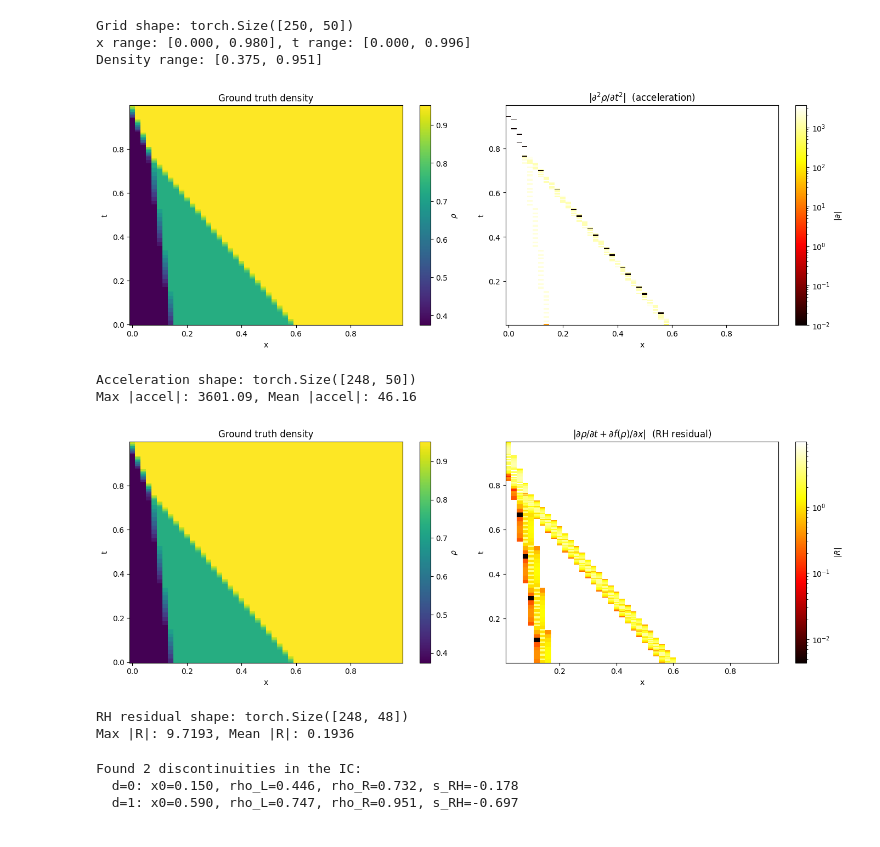
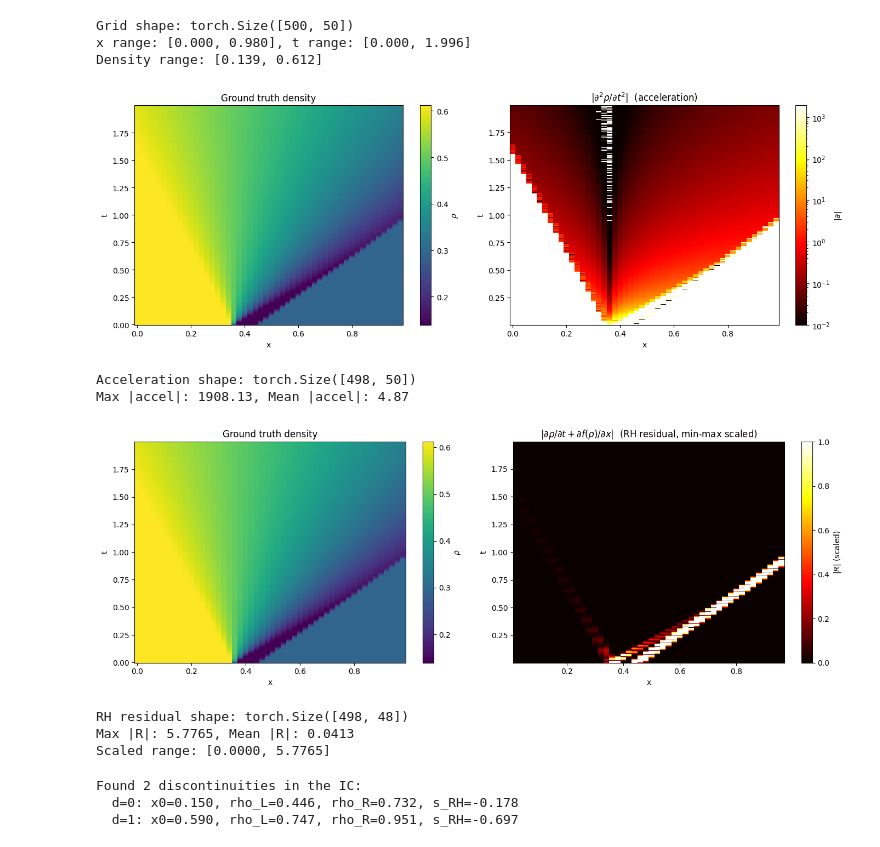
Before and after one commit to mchami02/saint-venant, a Jupyter notebook: wavefront_learning/losses/visualize_losses.ipynb, the cells around one changed output. Drawn from its saved outputs; the diff is of its cells as text; code cells hidden in the pictures.

Commit message:
added tests for different steps

```diff
--- a/wavefront_learning/losses/visualize_losses.ipynb
+++ b/wavefront_learning/losses/visualize_losses.ipynb
@@ -10,19 +10,19 @@ import matplotlib.pyplot as plt
 from data_processing import get_nfv_dataset, preprocess_wavefront_data
 
 # Grid parameters
-nx, nt = 50, 250
+nx, nt = 50, 500
 dx, dt = 0.02, 0.004
 max_steps = 3  # number of pieces in piecewise-constant IC
 
 np.random.seed(42)
 grids = get_nfv_dataset(
     n_samples=5, nx=nx, nt=nt, dx=dx, dt=dt,
-    max_steps=max_steps, only_shocks=True,
+    max_steps=max_steps, only_shocks=False,
 )
 processed = preprocess_wavefront_data(grids, nx, nt, dx, dt)
 
 # Pick one sample
-sample_idx = 0
+sample_idx = 4
 input_data, target_grid = processed[sample_idx]  # target_grid: (1, nt, nx)
 grid = target_grid.squeeze(0)  # (nt, nx)
 
@@ -34,9 +34,9 @@ print(f"Grid shape: {grid.shape}")
 print(f"x range: [{x[0]:.3f}, {x[-1]:.3f}], t range: [{t[0]:.3f}, {t[-1]:.3f}]")
 print(f"Density range: [{grid.min():.3f}, {grid.max():.3f}]")
 # %% [output]
-Grid shape: torch.Size([250, 50])
-x range: [0.000, 0.980], t range: [0.000, 0.996]
-Density range: [0.375, 0.951]
+Grid shape: torch.Size([500, 50])
+x range: [0.000, 0.980], t range: [0.000, 1.996]
+Density range: [0.139, 0.612]
 # %%
 """Cell 2: Acceleration grid vs ground truth."""
 
@@ -78,9 +78,9 @@ plt.show()
 print(f"Acceleration shape: {accel.shape}")
 print(f"Max |accel|: {accel_abs.max():.2f}, Mean |accel|: {accel_abs.mean():.2f}")
 # %% [output]
-[figure, old version]
+[figure, new version]
-Acceleration shape: torch.Size([248, 50])
-Max |accel|: 3601.09, Mean |accel|: 46.16
+Acceleration shape: torch.Size([498, 50])
+Max |accel|: 1908.13, Mean |accel|: 4.87
 # %%
 """Cell 3: RH / conservation residual grid vs ground truth.
 
@@ -100,44 +100,45 @@ rh_res = compute_pde_residual(grid.unsqueeze(0), dt, dx).squeeze(0)  # (nt-2, nx
 
 # Interior coordinate arrays
 x_interior = x[1:-1]
 t_interior = t[1:-1]
 
 fig, axes = plt.subplots(1, 2, figsize=(14, 5))
 
 # Ground truth density
 im0 = axes[0].pcolormesh(x, t, grid.numpy(), shading="auto", cmap="viridis")
 axes[0].set_xlabel("x")
 axes[0].set_ylabel("t")
 axes[0].set_title("Ground truth density")
 fig.colorbar(im0, ax=axes[0], label=r"$\rho$")
 
-# RH residual (log scale of absolute value)
+# RH residual (min-max scaled to [0, 1])
 rh_abs = rh_res.abs().numpy()
+rh_min, rh_max = 0.0, 1.0
+rh_scaled = (rh_abs - rh_min) / (rh_max - rh_min)
 im1 = axes[1].pcolormesh(
-    x_interior, t_interior, rh_abs,
+    x_interior, t_interior, rh_scaled,
     shading="auto", cmap="hot",
-    norm=plt.matplotlib.colors.LogNorm(
-        vmin=max(rh_abs[rh_abs > 0].min(), 1e-4),
-        vmax=rh_abs.max(),
-    ),
+    vmin=0, vmax=1,
 )
 axes[1].set_xlabel("x")
 axes[1].set_ylabel("t")
 axes[1].set_title(
     r"$|\partial\rho/\partial t + \partial f(\rho)/\partial x|$"
-    "  (RH residual)"
+    "  (RH residual, min-max scaled)"
 )
-fig.colorbar(im1, ax=axes[1], label=r"$|R|$")
+fig.colorbar(im1, ax=axes[1], label=r"$|R|$ (scaled)")
 
 fig.tight_layout()
 plt.show()
 
 print(f"RH residual shape: {rh_res.shape}")
 print(f"Max |R|: {rh_abs.max():.4f}, Mean |R|: {rh_abs.mean():.4f}")
+print(f"Scaled range: [{rh_scaled.min():.4f}, {rh_scaled.max():.4f}]")
 # %% [output]
-[figure, old version]
+[figure, new version]
-RH residual shape: torch.Size([248, 48])
-Max |R|: 9.7193, Mean |R|: 0.1936
+RH residual shape: torch.Size([498, 48])
+Max |R|: 5.7765, Mean |R|: 0.0413
+Scaled range: [0.0000, 5.7765]
 # %%
 """Cell 4: RH residual along analytical shock trajectories (rh_residual.py).
 
```
Also changed, not shown: 5 other files.
